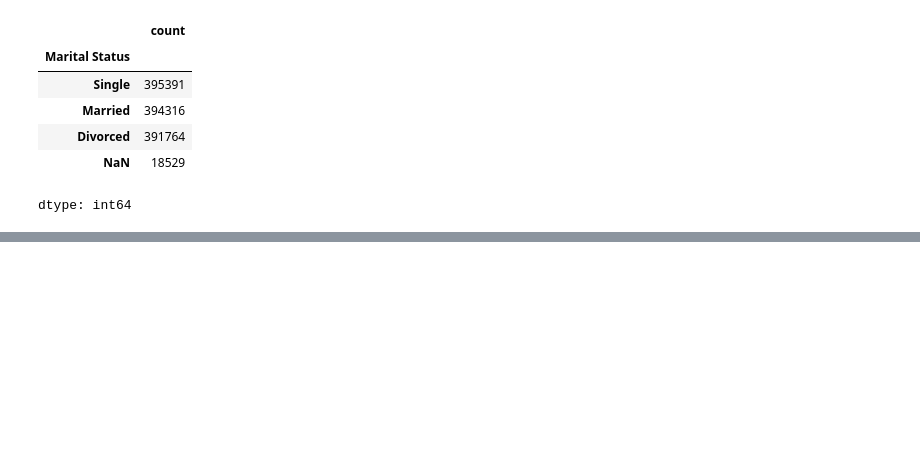
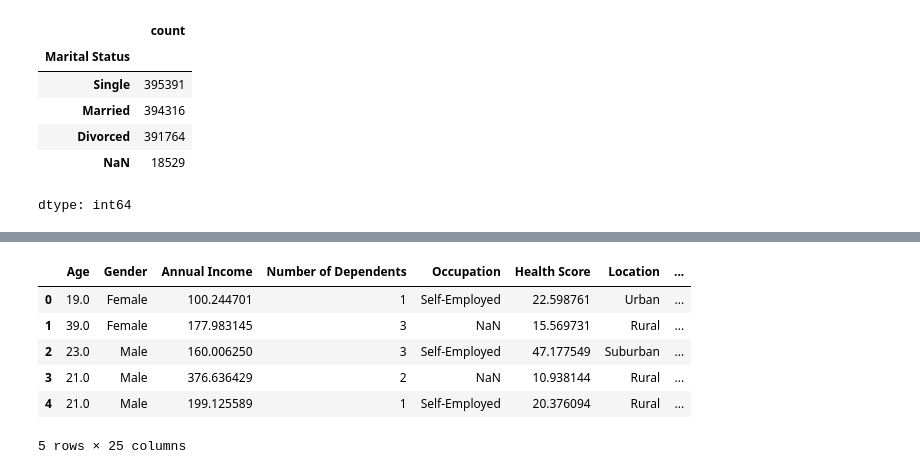
Before and after one commit to sushant758/ML-Exercises, a Jupyter notebook: Insurance.ipynb, the cells around one changed output, grey strips where cells are left out. Drawn from its saved outputs; the diff is of its cells as text; code cells hidden in the pictures; blank space fills up the shorter version.

```diff
--- a/Insurance.ipynb
+++ b/Insurance.ipynb
@@ -165,5 +168,5 @@ df['Marital Status'] =  df['Marital Status'].fillna('Unknown', inplace=True)
 # %%
-df =  pd.get_dummies(df, columns = ['Marital Status'] , drop_first=True)
+df.drop(columns=['Marital Status'], inplace=True)
 # %%
 df.head()
 # %% [output]
@@ -186,0 +203,2 @@ df.head()
+# %%
+df['Number of Dependents'] = df['Number of Dependents'].fillna(df['Number of Dependents'].median())
@@ -186,0 +216,2 @@ df.head()
+# %%
+df['Number of Dependents'] = df['Number of Dependents'].astype(int)
@@ -186,0 +233,12 @@ df.head()
+# %%
+df = pd.get_dummies(df, columns=['Education Level'] , dtype=int)
+# %%
+df.head()
+# %% [output]
+|  | Age | Gender | Annual Income | Number of Dependents | Occupation | Health Score | Location | ... |
+| 0 | 19.0 | Female | 100.244701 | 1 | Self-Employed | 22.598761 | Urban | ... |
+| 1 | 39.0 | Female | 177.983145 | 3 | NaN | 15.569731 | Rural | ... |
+| 2 | 23.0 | Male | 160.006250 | 3 | Self-Employed | 47.177549 | Suburban | ... |
+| 3 | 21.0 | Male | 376.636429 | 2 | NaN | 10.938144 | Rural | ... |
+| 4 | 21.0 | Male | 199.125589 | 1 | Self-Employed | 20.376094 | Rural | ... |
+5 rows × 25 columns
```
Also changed, not shown: parts of 32 cells of this notebook.
